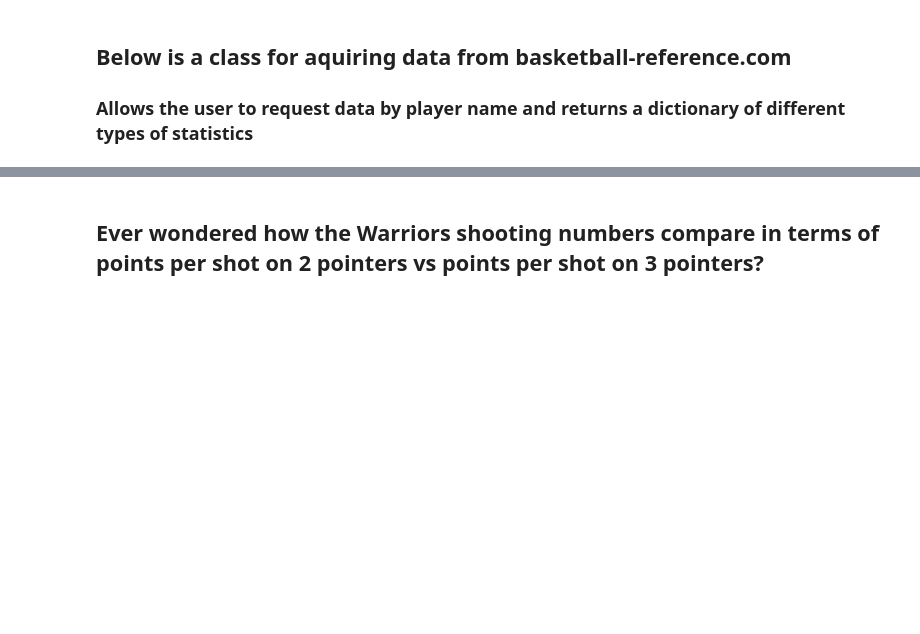
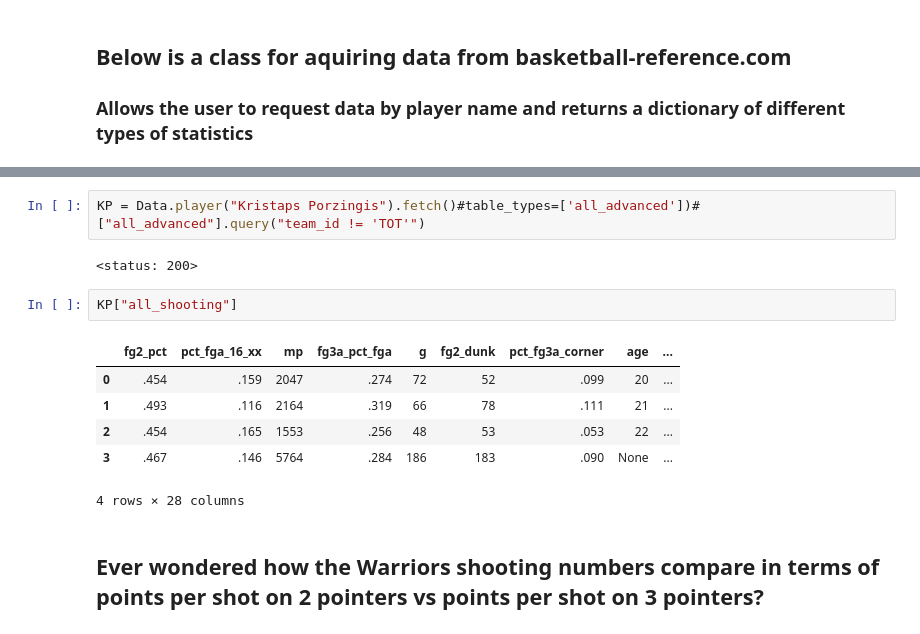
Before and after one commit to fpcorcoran/NBA-Stats, a Jupyter notebook: Testing.ipynb, the cells around one changed output, grey strips where cells are left out. Cells and saved outputs as stored; diff of their text form; blank space fills up the shorter version.

```diff
--- a/Testing.ipynb
+++ b/Testing.ipynb
@@ -97,6 +124,19 @@ class Data:
 
             #return dataframe
             return all_dfs
+# %%
+KP = Data.player("Kristaps Porzingis").fetch()#table_types=['all_advanced'])#["all_advanced"].query("team_id != 'TOT'")
+# %% [output]
+<status: 200>
+# %%
+KP["all_shooting"]
+# %% [output]
+|  | fg2_pct | pct_fga_16_xx | mp | fg3a_pct_fga | g | fg2_dunk | pct_fg3a_corner | age | ... |
+| 0 | .454 | .159 | 2047 | .274 | 72 | 52 | .099 | 20 | ... |
+| 1 | .493 | .116 | 2164 | .319 | 66 | 78 | .111 | 21 | ... |
+| 2 | .454 | .165 | 1553 | .256 | 48 | 53 | .053 | 22 | ... |
+| 3 | .467 | .146 | 5764 | .284 | 186 | 183 | .090 | None | ... |
+4 rows × 28 columns
 # %% [markdown]
 ## Ever wondered how the Warriors shooting numbers compare in terms of points per shot on 2 pointers vs points per shot on 3 pointers?
 # %%
```
Also changed, not shown: parts of 10 cells of this notebook.
